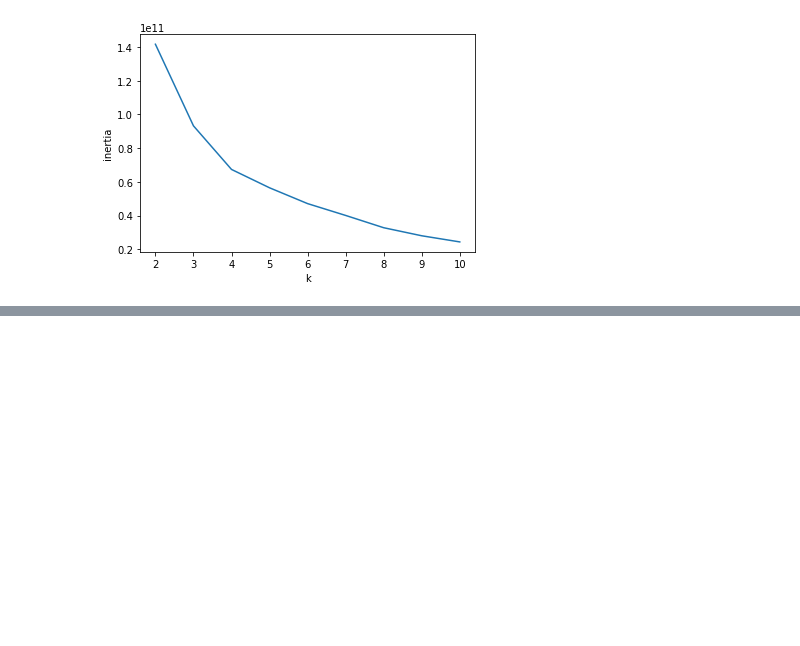
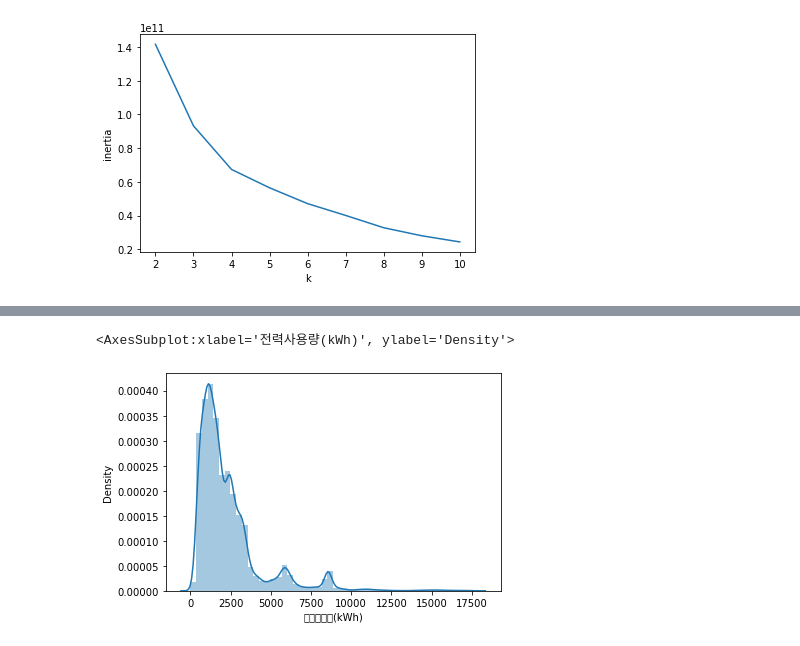
Before and after one commit to mhyeongyu/TIL, a Jupyter notebook: 데이콘/전력사용량/Preprocessing.ipynb, the cells around one changed output, grey strips where cells are left out. Drawn from its saved outputs; the diff is of its cells as text; code cells hidden in the pictures; blank space fills up the shorter version.

```diff
--- a/데이콘/전력사용량/Preprocessing.ipynb
+++ b/데이콘/전력사용량/Preprocessing.ipynb
@@ -120,3 +178,8 @@ test.head()
 # %%
 train.to_csv('edit_train.csv', index=False)
 test.to_csv('edit_test.csv', index=False)
+# %%
+sns.distplot(train.iloc[:, 2])
+# %% [output]
+<AxesSubplot:xlabel='전력사용량(kWh)', ylabel='Density'>
+[figure, added]
```
Also changed, not shown: parts of 14 cells of this notebook, 14 other files.
